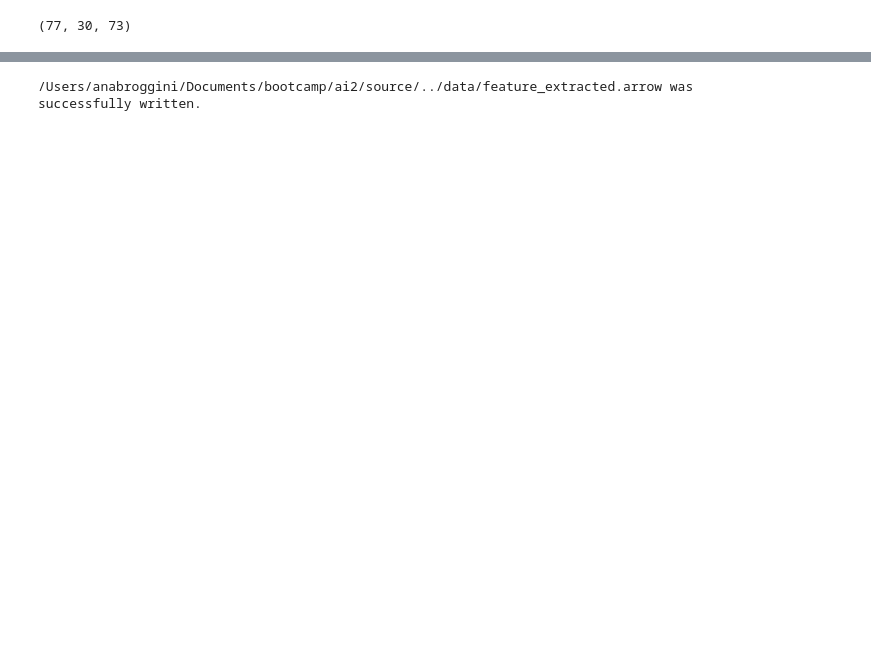
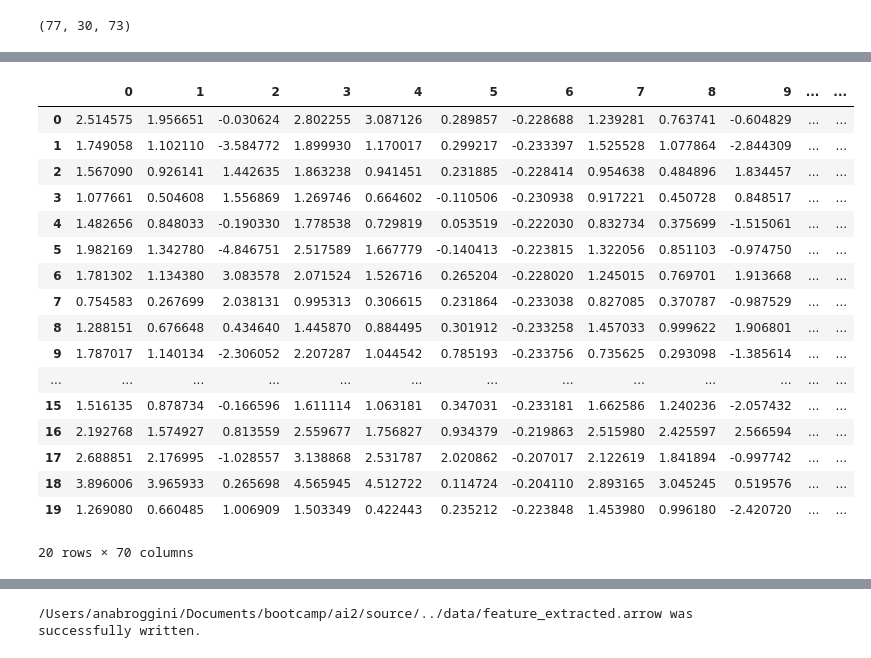
Before and after one commit to anacbroggini/AI-SeizureDetection, a Jupyter notebook: 04_Feature_Extraction_RNN.ipynb, the cells around one changed output, grey strips where cells are left out. Drawn from its saved outputs; the diff is of its cells as text; code cells hidden in the pictures; blank space fills up the shorter version.

```diff
--- a/04_Feature_Extraction_RNN.ipynb
+++ b/04_Feature_Extraction_RNN.ipynb
@@ -149,3 +175,26 @@ data =reshaped_all[50,:,2:]
+# %%
+data.shape
+test=pd.DataFrame(data)
+test.head(20)
+# %% [output]
+|  | 0 | 1 | 2 | 3 | 4 | 5 | 6 | 7 | 8 | 9 | ... | ... |
+| 0 | 2.514575 | 1.956651 | -0.030624 | 2.802255 | 3.087126 | 0.289857 | -0.228688 | 1.239281 | 0.763741 | -0.604829 | ... | ... |
+| 1 | 1.749058 | 1.102110 | -3.584772 | 1.899930 | 1.170017 | 0.299217 | -0.233397 | 1.525528 | 1.077864 | -2.844309 | ... | ... |
+| 2 | 1.567090 | 0.926141 | 1.442635 | 1.863238 | 0.941451 | 0.231885 | -0.228414 | 0.954638 | 0.484896 | 1.834457 | ... | ... |
+| 3 | 1.077661 | 0.504608 | 1.556869 | 1.269746 | 0.664602 | -0.110506 | -0.230938 | 0.917221 | 0.450728 | 0.848517 | ... | ... |
+| 4 | 1.482656 | 0.848033 | -0.190330 | 1.778538 | 0.729819 | 0.053519 | -0.222030 | 0.832734 | 0.375699 | -1.515061 | ... | ... |
+| 5 | 1.982169 | 1.342780 | -4.846751 | 2.517589 | 1.667779 | -0.140413 | -0.223815 | 1.322056 | 0.851103 | -0.974750 | ... | ... |
+| 6 | 1.781302 | 1.134380 | 3.083578 | 2.071524 | 1.526716 | 0.265204 | -0.228020 | 1.245015 | 0.769701 | 1.913668 | ... | ... |
+| 7 | 0.754583 | 0.267699 | 2.038131 | 0.995313 | 0.306615 | 0.231864 | -0.233038 | 0.827085 | 0.370787 | -0.987529 | ... | ... |
+| 8 | 1.288151 | 0.676648 | 0.434640 | 1.445870 | 0.884495 | 0.301912 | -0.233258 | 1.457033 | 0.999622 | 1.906801 | ... | ... |
+| 9 | 1.787017 | 1.140134 | -2.306052 | 2.207287 | 1.044542 | 0.785193 | -0.233756 | 0.735625 | 0.293098 | -1.385614 | ... | ... |
+| ... | ... | ... | ... | ... | ... | ... | ... | ... | ... | ... | ... | ... |
+| 15 | 1.516135 | 0.878734 | -0.166596 | 1.611114 | 1.063181 | 0.347031 | -0.233181 | 1.662586 | 1.240236 | -2.057432 | ... | ... |
+| 16 | 2.192768 | 1.574927 | 0.813559 | 2.559677 | 1.756827 | 0.934379 | -0.219863 | 2.515980 | 2.425597 | 2.566594 | ... | ... |
+| 17 | 2.688851 | 2.176995 | -1.028557 | 3.138868 | 2.531787 | 2.020862 | -0.207017 | 2.122619 | 1.841894 | -0.997742 | ... | ... |
+| 18 | 3.896006 | 3.965933 | 0.265698 | 4.565945 | 4.512722 | 0.114724 | -0.204110 | 2.893165 | 3.045245 | 0.519576 | ... | ... |
+| 19 | 1.269080 | 0.660485 | 1.006909 | 1.503349 | 0.422443 | 0.235212 | -0.223848 | 1.453980 | 0.996180 | -2.420720 | ... | ... |
+20 rows × 70 columns
 # %%
 plt.plot(data)
 # %% [output]
```
Also changed, not shown: parts of 11 cells of this notebook, 1 other file.
